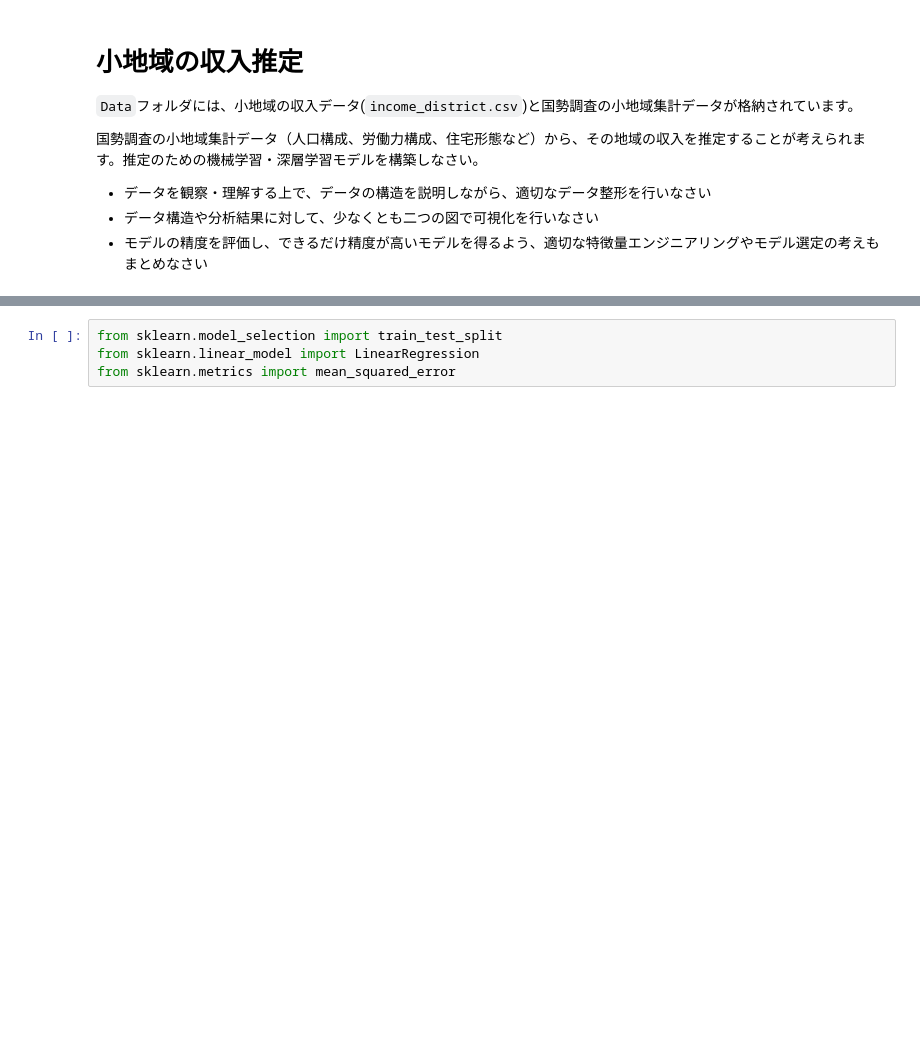
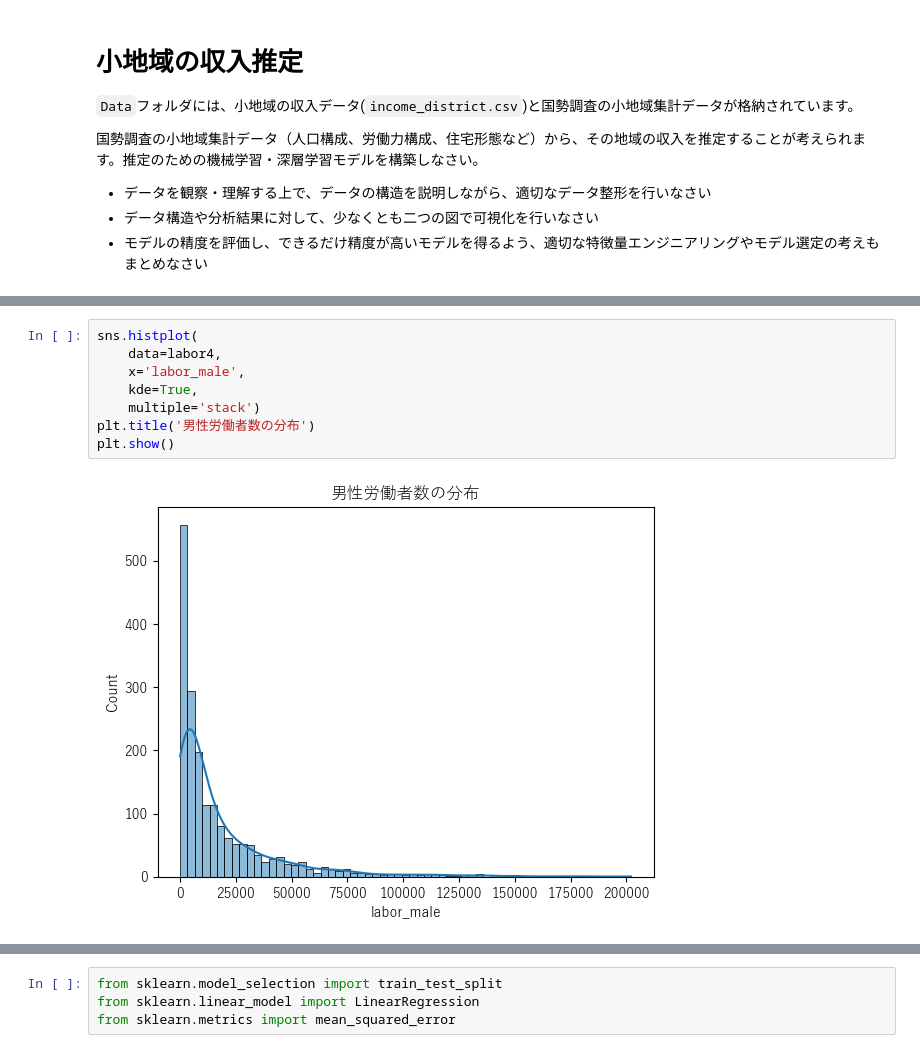
Before and after one commit to lvzeyu/chss_2024_assignment, a Jupyter notebook: 最終課題/income_predicion_YuyaTano.ipynb, the cells around one changed output, grey strips where cells are left out. Drawn from its saved outputs; the diff is of its cells as text; blank space fills up the shorter version.

```diff
--- a/最終課題/income_predicion_YuyaTano.ipynb
+++ b/最終課題/income_predicion_YuyaTano.ipynb
@@ -48 +60,11 @@ sns.histplot(
+# %%
+sns.histplot(
+	data=labor4,
+	x='labor_male',
+	kde=True,
+	multiple='stack')
+plt.title('男性労働者数の分布')
+plt.show()
+# %% [output]
+[figure, added]
 # %%
```
Also changed, not shown: parts of 42 cells of this notebook.
